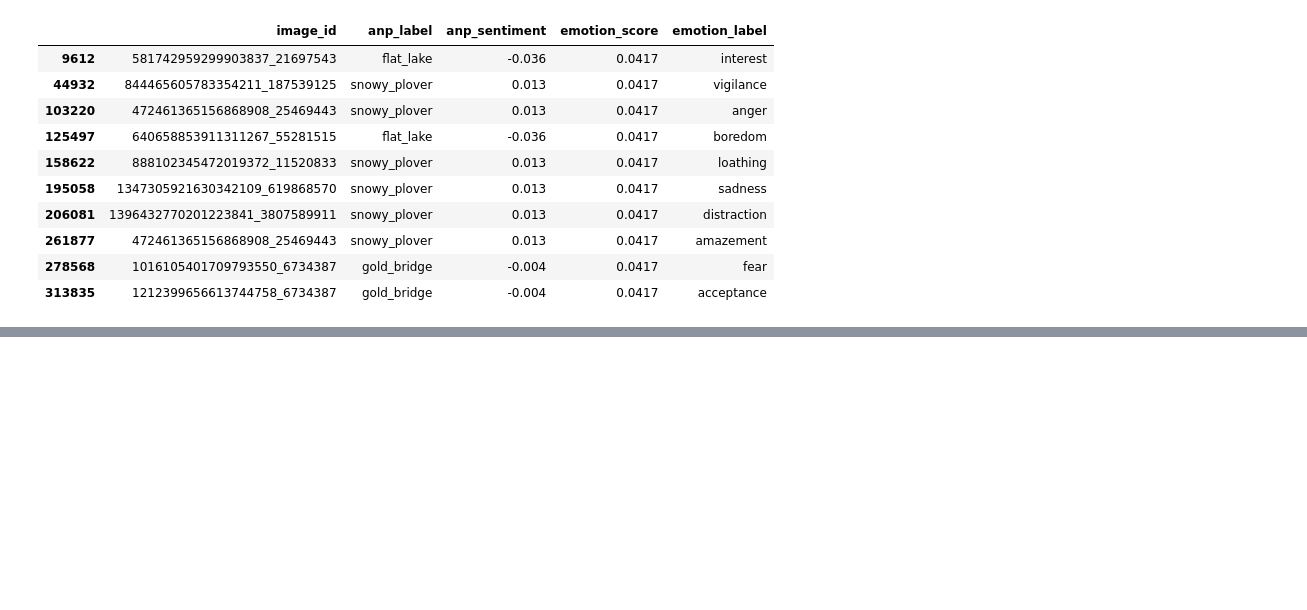
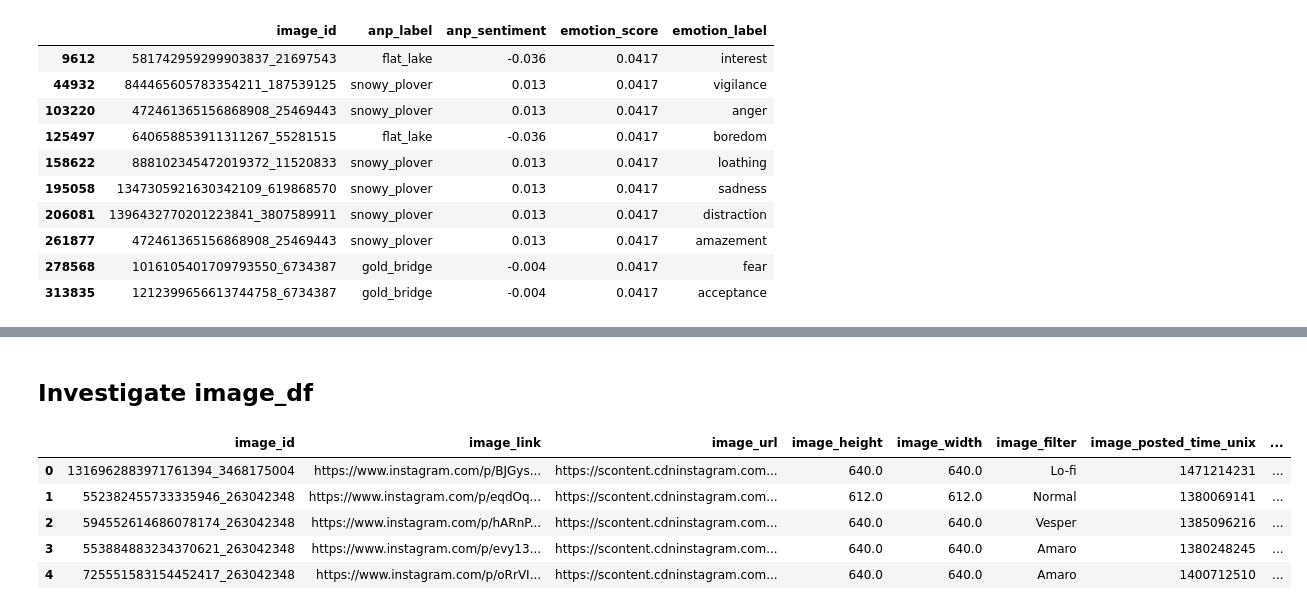
Before and after one commit to taxipapak/Marketing_Case, a Jupyter notebook: Marketing_exploratory.ipynb, the cells around one changed output, grey strips where cells are left out. Cells and saved outputs as stored; diff of their text form; code cells hidden in the pictures; blank space fills up the shorter version.

```diff
--- a/Marketing_exploratory.ipynb
+++ b/Marketing_exploratory.ipynb
@@ -171,0 +150,11 @@ In this notebook we learned how to train and test a regressor on numerical data.
+# %% [markdown]
+## Investigate image_df
+# %%
+image_df.head()
+# %% [output]
+|  | image_id | image_link | image_url | image_height | image_width | image_filter | image_posted_time_unix | ... |
+| 0 | 1316962883971761394_3468175004 | https://www.instagram.com/p/BJGys... | https://scontent.cdninstagram.com... | 640.0 | 640.0 | Lo-fi | 1471214231 | ... |
+| 1 | 552382455733335946_263042348 | https://www.instagram.com/p/eqdOq... | https://scontent.cdninstagram.com... | 612.0 | 612.0 | Normal | 1380069141 | ... |
+| 2 | 594552614686078174_263042348 | https://www.instagram.com/p/hARnP... | https://scontent.cdninstagram.com... | 640.0 | 640.0 | Vesper | 1385096216 | ... |
+| 3 | 553884883234370621_263042348 | https://www.instagram.com/p/evy13... | https://scontent.cdninstagram.com... | 640.0 | 640.0 | Amaro | 1380248245 | ... |
+| 4 | 725551583154452417_263042348 | https://www.instagram.com/p/oRrVI... | https://scontent.cdninstagram.com... | 640.0 | 640.0 | Amaro | 1400712510 | ... |
```
Also changed, not shown: parts of 18 cells of this notebook, 1 other file.
